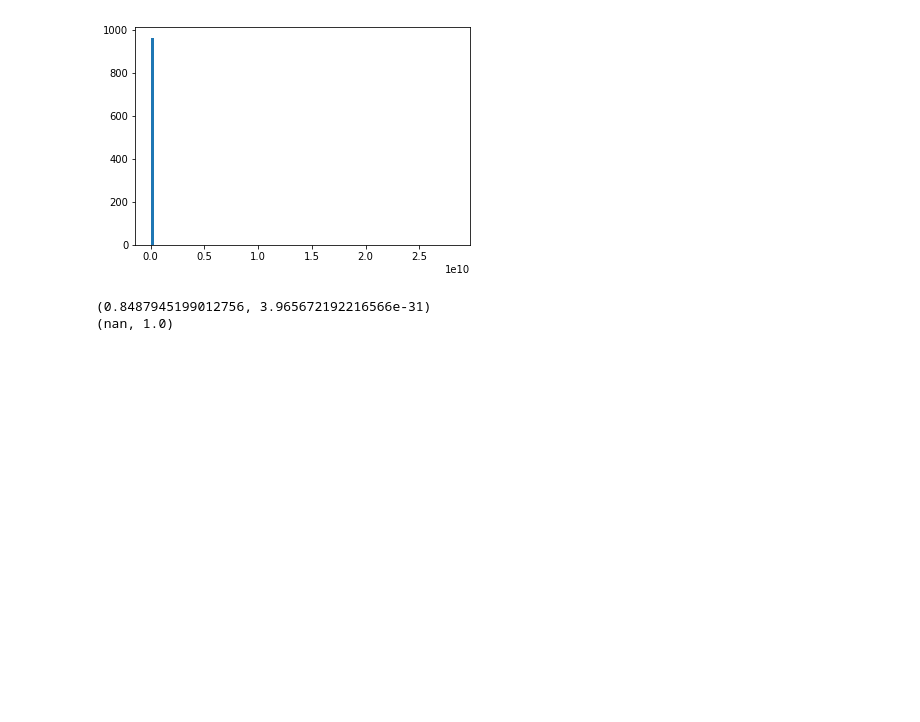
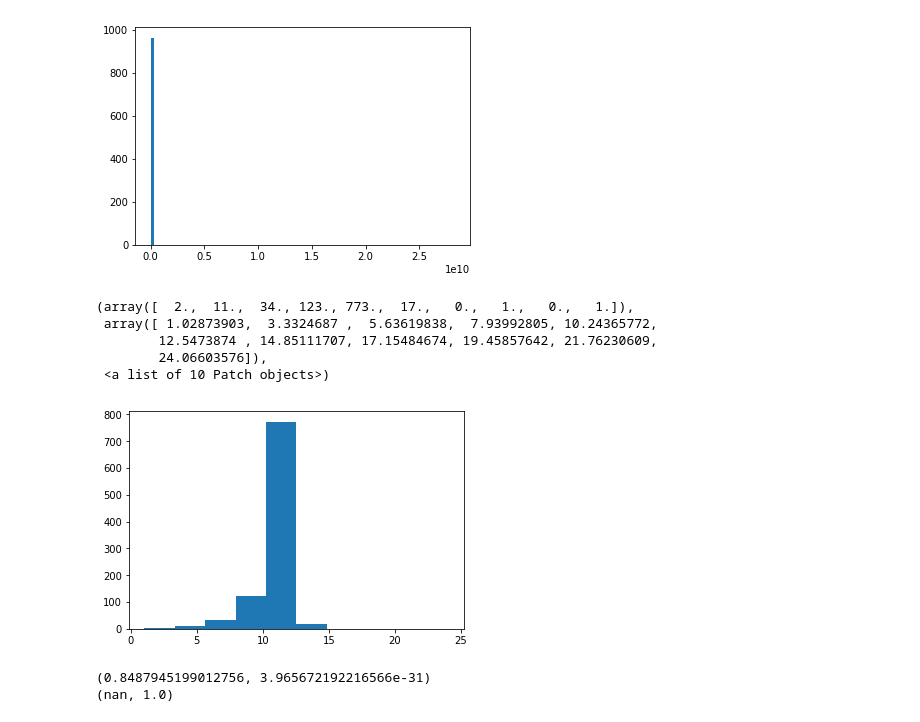
Before and after one commit to npschafer/dsc-in-depth-ab-testing-lab-houston-ds-042219, a Jupyter notebook: index.ipynb, the cells around one changed output. Cells and saved outputs as stored; diff of their text form; code cells hidden in the pictures; blank space fills up the shorter version.

```diff
--- a/index.ipynb
+++ b/index.ipynb
@@ -226,7 +226,14 @@ plt.hist(phd_df["AdjustedCompensation"], bins=100)
  <a list of 100 Patch objects>)
 [figure]
 # %%
-plt.hist(np.log(p))
+plt.hist(np.log(phd_df["AdjustedCompensation"]))
+# %% [output]
+(array([  2.,  11.,  34., 123., 773.,  17.,   0.,   1.,   0.,   1.]),
+ array([ 1.02873903,  3.3324687 ,  5.63619838,  7.93992805, 10.24365772,
+        12.5473874 , 14.85111707, 17.15484674, 19.45857642, 21.76230609,
+        24.06603576]),
+ <a list of 10 Patch objects>)
+[figure, added]
 # %%
 print(stats.shapiro(np.log(bs_df["AdjustedCompensation"])))
 print(stats.shapiro(np.log(phd_df["AdjustedCompensation"])))
```
